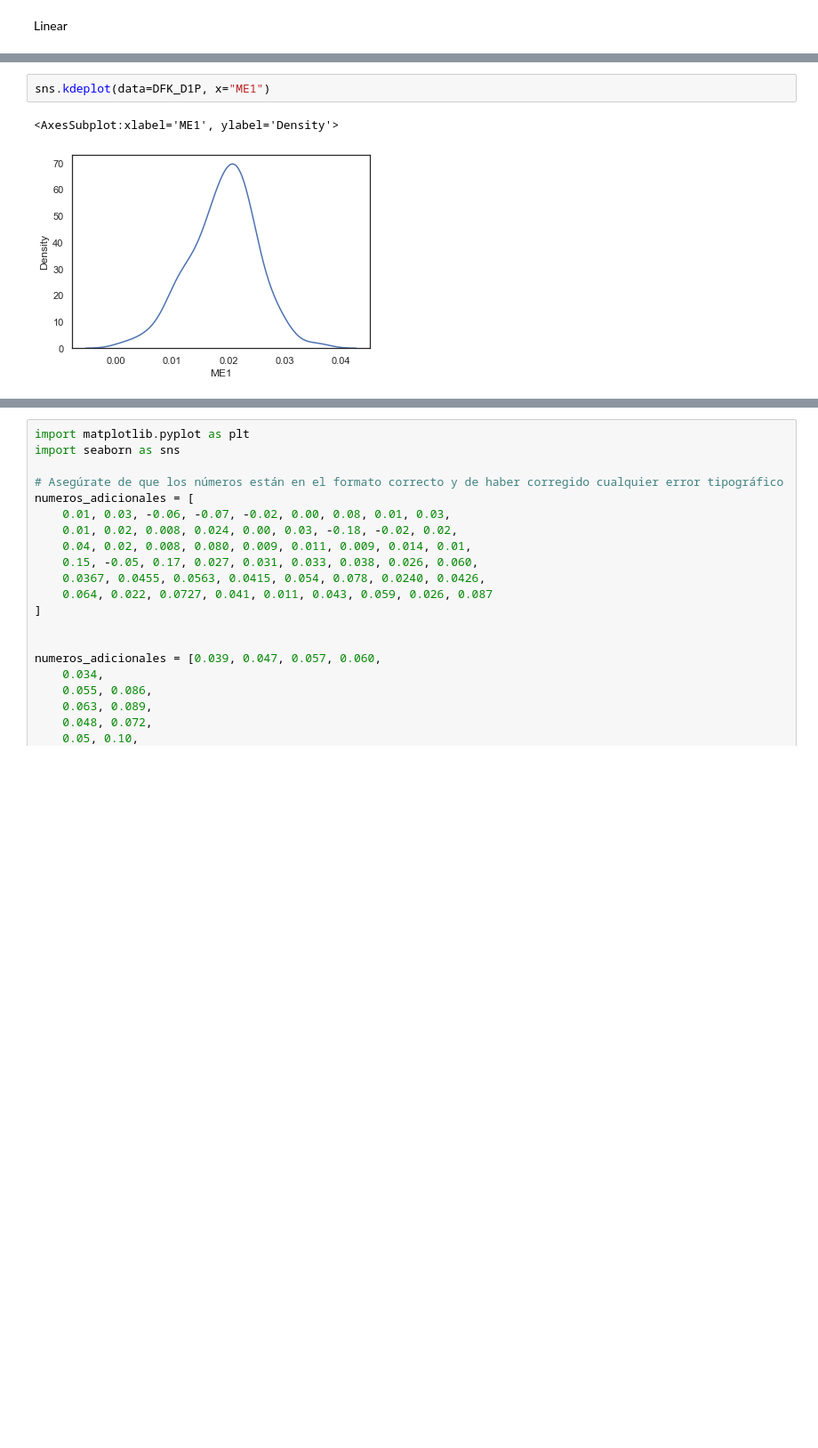
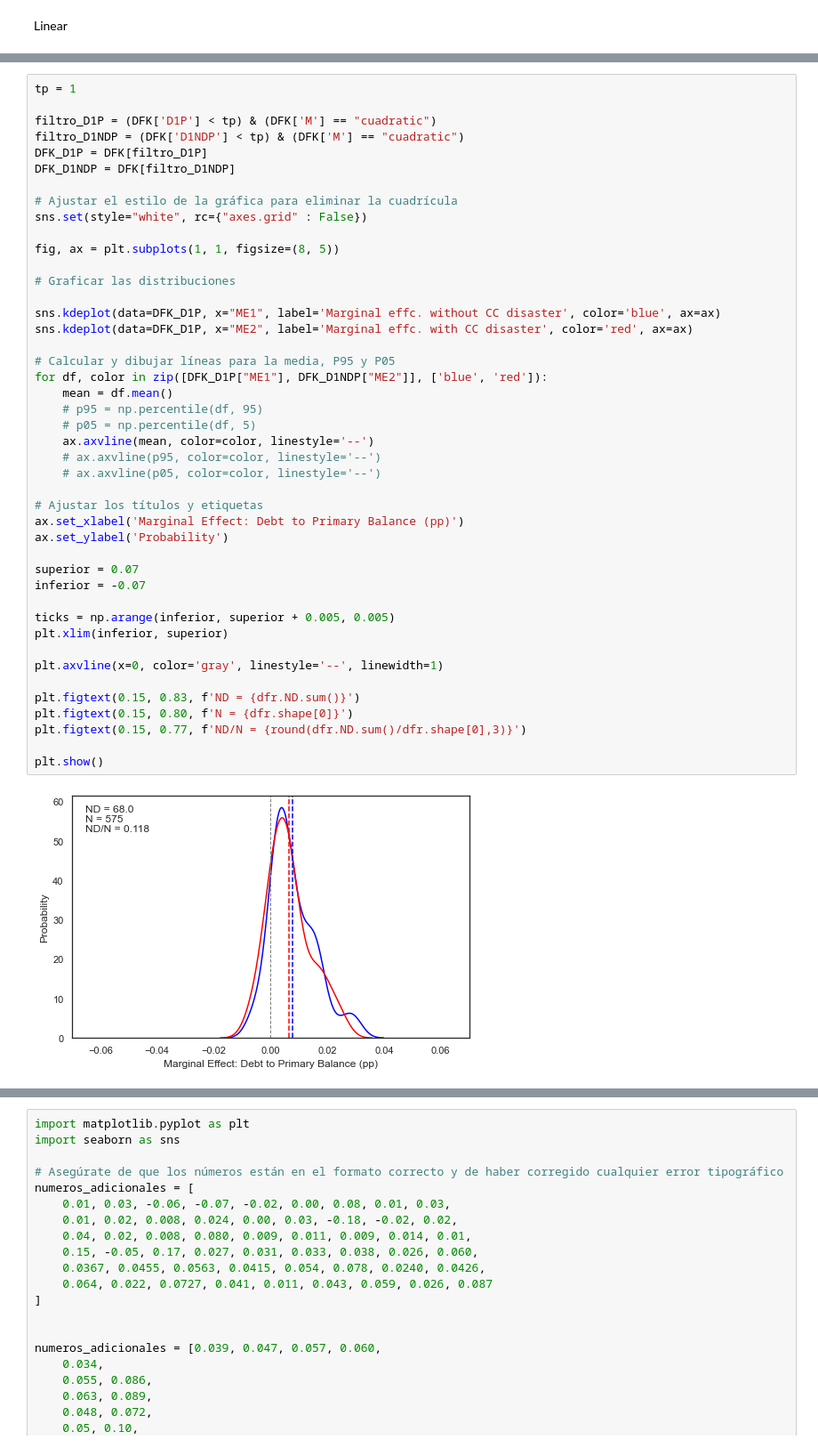
Before and after one commit to jguerrae/NaturalDisasters-FiscalSustainability, a Jupyter notebook: FRF_LA.ipynb, the cells around one changed output, grey strips where cells are left out. Shown at 89% size. Saved outputs shown, nothing was run; the diff lists cells and outputs as text; blank space fills up the shorter version.

```diff
--- a/FRF_LA.ipynb
+++ b/FRF_LA.ipynb
@@ -468,5 +572,46 @@ plt.show()
-# %%
-sns.kdeplot(data=DFK_D1P, x="ME1")
-# %% [output]
-<AxesSubplot:xlabel='ME1', ylabel='Density'>
-[figure, removed]
+# %%
+tp = 1
+
+filtro_D1P = (DFK['D1P'] < tp) & (DFK['M'] == "cuadratic")
+filtro_D1NDP = (DFK['D1NDP'] < tp) & (DFK['M'] == "cuadratic")
+DFK_D1P = DFK[filtro_D1P]
+DFK_D1NDP = DFK[filtro_D1NDP]
+
+# Ajustar el estilo de la gráfica para eliminar la cuadrícula
+sns.set(style="white", rc={"axes.grid" : False})
+
+fig, ax = plt.subplots(1, 1, figsize=(8, 5))
+
+# Graficar las distribuciones
+
+sns.kdeplot(data=DFK_D1P, x="ME1", label='Marginal effc. without CC disaster', color='blue', ax=ax)
+sns.kdeplot(data=DFK_D1P, x="ME2", label='Marginal effc. with CC disaster', color='red', ax=ax)
+
+# Calcular y dibujar líneas para la media, P95 y P05
+for df, color in zip([DFK_D1P["ME1"], DFK_D1NDP["ME2"]], ['blue', 'red']):
+    mean = df.mean()
+    # p95 = np.percentile(df, 95)
+    # p05 = np.percentile(df, 5)
+    ax.axvline(mean, color=color, linestyle='--')
+    # ax.axvline(p95, color=color, linestyle='--')
+    # ax.axvline(p05, color=color, linestyle='--')
+
+# Ajustar los títulos y etiquetas
+ax.set_xlabel('Marginal Effect: Debt to Primary Balance (pp)')
+ax.set_ylabel('Probability')
+
+superior = 0.07
+inferior = -0.07
+
+ticks = np.arange(inferior, superior + 0.005, 0.005)
+plt.xlim(inferior, superior)
+
+plt.axvline(x=0, color='gray', linestyle='--', linewidth=1)
+
+plt.figtext(0.15, 0.83, f'ND = {dfr.ND.sum()}')
+plt.figtext(0.15, 0.80, f'N = {dfr.shape[0]}')
+plt.figtext(0.15, 0.77, f'ND/N = {round(dfr.ND.sum()/dfr.shape[0],3)}')
+
+plt.show()
+# %% [output]
+[figure, added]
```
Also changed, not shown: parts of 16 cells of this notebook.
